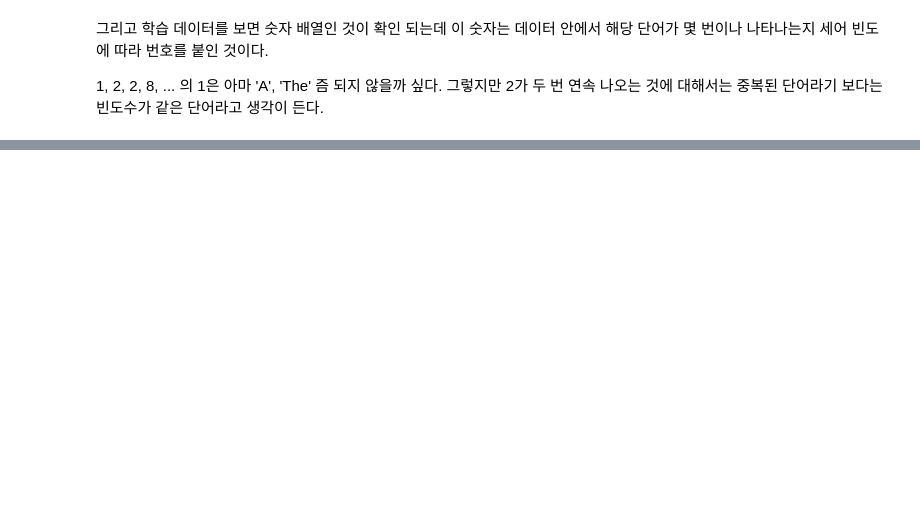
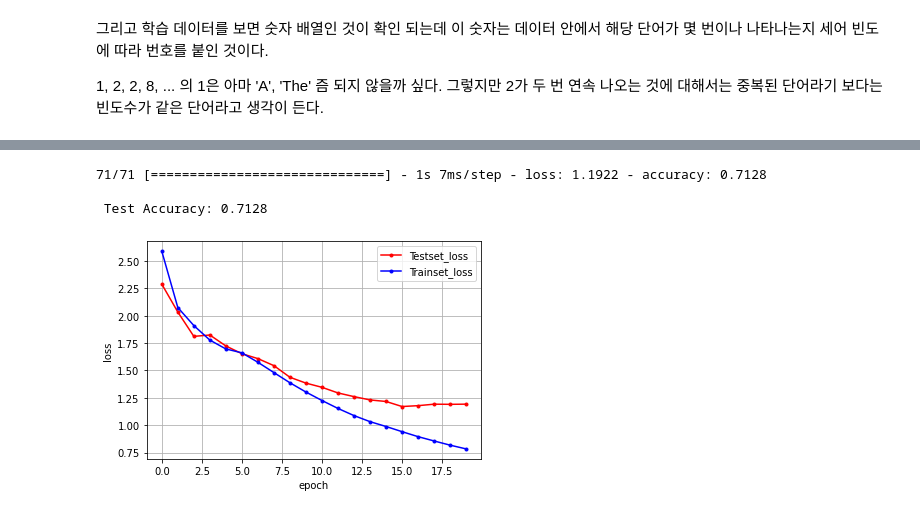
Before and after one commit to tirals88/DL_for_everyone, a Jupyter notebook: deeplearning/notebook/17장 RNN.ipynb, the cells around one changed output, grey strips where cells are left out. Drawn from its saved outputs; the diff is of its cells as text; code cells hidden in the pictures; blank space fills up the shorter version.

```diff
--- a/deeplearning/notebook/17장 RNN.ipynb
+++ b/deeplearning/notebook/17장 RNN.ipynb
@@ -113,0 +131,18 @@ print(hist2)
+# %%
+#모델 설정
+from keras.models import Sequential
+from keras.layers import Dense, LSTM, Embedding
+
+model = Sequential()
+model.add(Embedding(1000, 100))
+model.add(LSTM(100, activation='tanh'))
+model.add(Dense(46, activation='softmax'))
+# %%
+#모델 컴파일
+model.compile(loss='categorical_crossentropy',
+              optimizer='adam',
+              metrics=['accuracy'])
+
+#모델 실행
+history = model.fit(x_train, y_train, batch_size=100, epochs=20,
+                    validation_data=(x_test, y_test))
@@ -113,0 +160,25 @@ print(hist2)
+# %%
+#테스트 정확도 출력
+print("\n Test Accuracy: %.4f" % (model.evaluate(x_test, y_test)[1]))
+
+#테스트셋 오차
+y_vloss = history.history['val_loss']
+
+#학습셋 오차
+y_loss = history.history['loss']
+
+#그래프 표현
+x_len = np.arange(len(y_loss))
+plt.plot(x_len, y_vloss, marker='.', c='red', label='Testset_loss')
+plt.plot(x_len, y_loss, marker='.', c='blue', label='Trainset_loss')
+
+plt.legend(loc='upper right')
+plt.grid()
+plt.xlabel('epoch')
+plt.ylabel('loss')
+plt.show()
+# %% [output]
+71/71 [==============================] - 1s 7ms/step - loss: 1.1922 - accuracy: 0.7128
+
+ Test Accuracy: 0.7128
+[figure, added]
```
Also changed, not shown: parts of 5 cells of this notebook.
